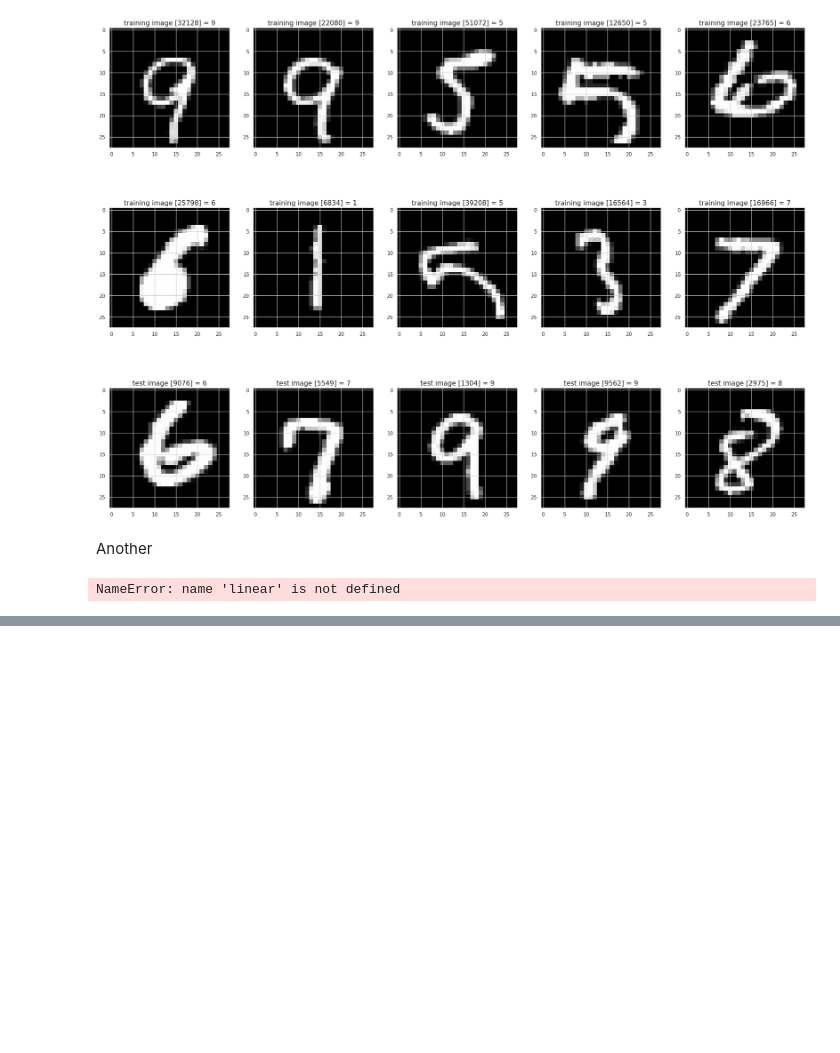
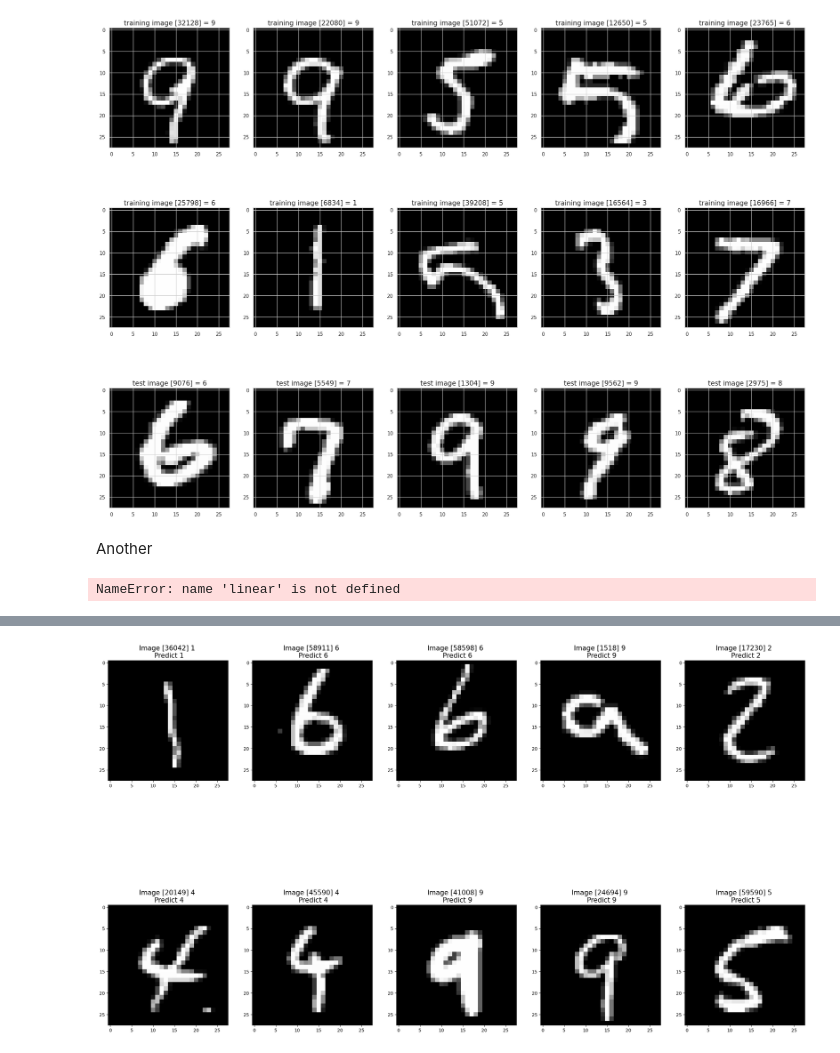
Before and after one commit to daloni/course-big-data-and-ai, a Jupyter notebook: ai/05-mnist/images.ipynb, the cells around one changed output, grey strips where cells are left out. Saved outputs shown, nothing was run; the diff lists cells and outputs as text; code cells hidden in the pictures; blank space fills up the shorter version.

Commit message:
refact mnist

```diff
--- a/ai/05-mnist/images.ipynb
+++ b/ai/05-mnist/images.ipynb
@@ -161,3 +161,98 @@ class linear_layer():
 NN = [linear, relu, linear]
 # %% [output]
 NameError: name 'linear' is not defined
+# %%
+import NN
+import NeuralNetwork
+import numpy as np
+import struct
+import random
+from sklearn.metrics import accuracy_score
+import matplotlib.pyplot as plt
+
+class MnistDataloader(object):
+    def __init__(self, training_images_filepath,training_labels_filepath,
+                 test_images_filepath, test_labels_filepath):
+        self.training_images_filepath = training_images_filepath
+        self.training_labels_filepath = training_labels_filepath
+        self.test_images_filepath = test_images_filepath
+        self.test_labels_filepath = test_labels_filepath
+
+    def read_images_labels(self, images_filepath, labels_filepath):
+        labels = []
+        with open(labels_filepath, 'rb') as file:
+            magic, size = struct.unpack(">II", file.read(8))
+            if magic != 2049:
+                raise ValueError('Magic number mismatch, expected 2049, got {}'.format(magic))
+            labels = np.frombuffer(file.read(), dtype=np.uint8)
+
+        with open(images_filepath, 'rb') as file:
+            magic, size, rows, cols = struct.unpack(">IIII", file.read(16))
+            if magic != 2051:
+                raise ValueError('Magic number mismatch, expected 2051, got {}'.format(magic))
+            images = np.frombuffer(file.read(), dtype=np.uint8)
+            images = images.reshape(size, rows, cols)
+
+        return images, labels
+
+    def load_data(self):
+        x_train, y_train = self.read_images_labels(self.training_images_filepath, self.training_labels_filepath)
+        x_test, y_test = self.read_images_labels(self.test_images_filepath, self.test_labels_filepath)
+        return (x_train, y_train),(x_test, y_test)
+
+# Set file paths based on added MNIST Datasets
+training_images_filepath = './datasets/train-images.idx3-ubyte'
+training_labels_filepath = './datasets/train-labels.idx1-ubyte'
+test_images_filepath = './datasets/t10k-images.idx3-ubyte'
+test_labels_filepath = './datasets/t10k-labels.idx1-ubyte'
+
+# Load MINST dataset
+print('Loading MNIST dataset...')
+mnist_dataloader = MnistDataloader(training_images_filepath, training_labels_filepath, test_images_filepath, test_labels_filepath)
+(x_train, y_train), (x_test, y_test) = mnist_dataloader.load_data()
+
+# Normalize
+x_train = x_train.astype(np.float32) / 255.0
+x_test = x_test.astype(np.float32) / 255.0
+
+# Neuronal Network
+layers = [
+    NN.Input(28, 28),
+    NN.Flatten(),
+    NN.Dense(28*28, 1000),
+    NN.LeakyReLu(),
+    NN.Dense(1000, 100),
+    NN.LeakyReLu(),
+    NN.Dense(100, 10, activation="softmax"),
+]
+
+# Crear la red neuronal
+nn = NeuralNetwork.NeuralNetwork(layers=layers, learning_rate=0.001)
+
+nn.load_model("model.pickle")
+
+# Show example images
+def show_images(images, title_texts):
+    cols = 5
+    rows = int(len(images)/cols) + 1
+    plt.figure(figsize=(28, 28))
+    index = 1
+    for x in zip(images, title_texts):
+        image = x[0]
+        title_text = x[1]
+        plt.subplot(rows, cols, index)
+        plt.imshow(image, cmap=plt.cm.gray)
+        if (title_text != ''):
+            plt.title(title_text, fontsize = 15);
+        index += 1
+    plt.show()
+
+random_images = []
+for i in range(0, 10):
+    r = random.randint(0, len(x_train))
+    image = x_train[r].reshape(1, -1)
+    prediction = nn.predict(image)
+    random_images.append((x_train[r], 'Image [' + str(r) + '] ' + str(y_train[r]) + ' \n Predict ' + str(prediction[0])))
+
+show_images(list(map(lambda x: x[0], random_images)), list(map(lambda x: x[1], random_images)))
+# %% [output]
@@ -163,0 +260 @@ NameError: name 'linear' is not defined
+[figure, added]
```
Also changed, not shown: parts of 1 cell of this notebook, 5 other files.
